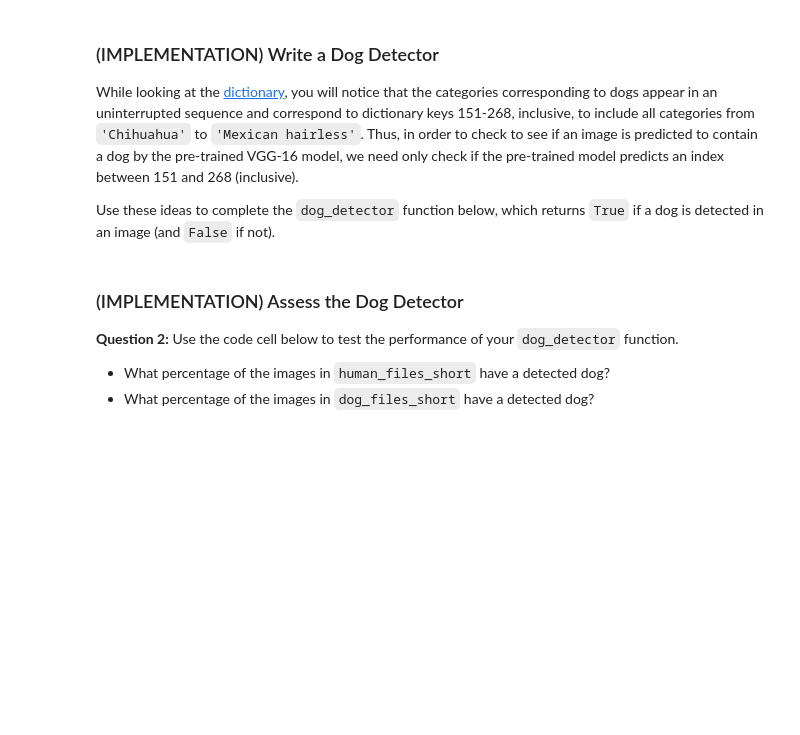
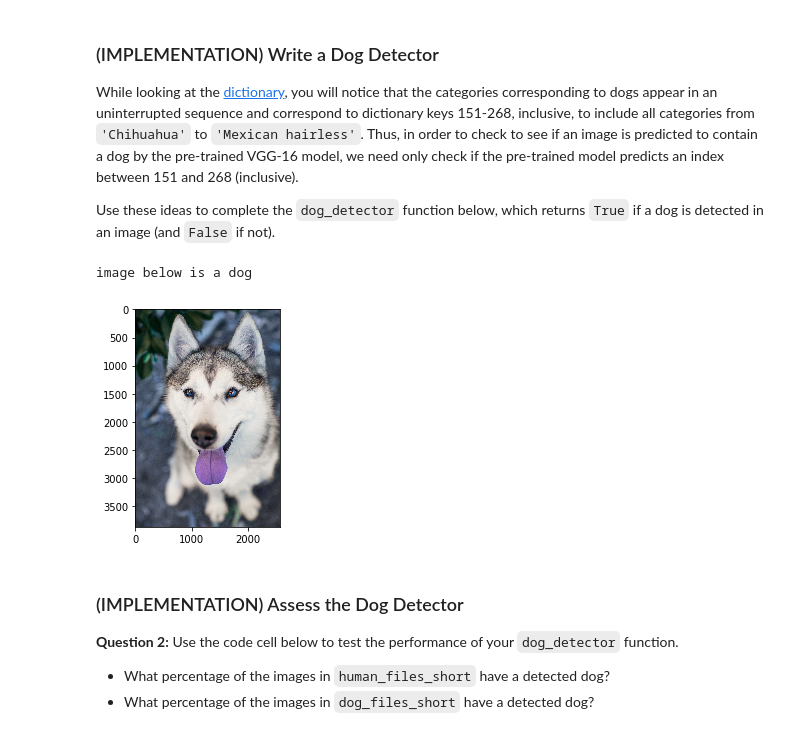
Before and after one commit to Mostafa-ashraf19/CNN_Dog_Breed_Classifier, a Jupyter notebook: dog_app.ipynb, the cells around one changed output. Cells and saved outputs as stored; diff of their text form; code cells hidden in the pictures; blank space fills up the shorter version.

```diff
--- a/dog_app.ipynb
+++ b/dog_app.ipynb
@@ -288,8 +331,8 @@ def VGG16_predict(img_path):
     img = Image.open(img_path)
     img_t = transform(img)
     batch_t = torch.unsqueeze(img_t,0) # return tensor needed for model
-
-    prediction = VGG16(batch_t.cuda())
+#     b_d =
+    prediction = VGG16(batch_t.cuda() if torch.cuda.is_available() else batch_t)
 #     print(prediction.shape)
     _,index = torch.max(prediction,1)
 
@@ -308,6 +351,14 @@ def dog_detector(img_path):
     index = VGG16_predict(img_path)
 #     print('-------------',index.item(),'-'*10)
     return (index.item() >= 151 and index.item() <= 268) # true/false
+# %%
+print('image below is a dog' if dog_detector(dog_files[1]) else 'image its not dog')
+d_img = cv2.imread(dog_files[1])
+plt.imshow(d_img)
+plt.show()
+# %% [output]
+image below is a dog
+[figure, added]
 # %% [markdown]
 ### (IMPLEMENTATION) Assess the Dog Detector
 
```
Also changed, not shown: parts of 27 cells of this notebook.
